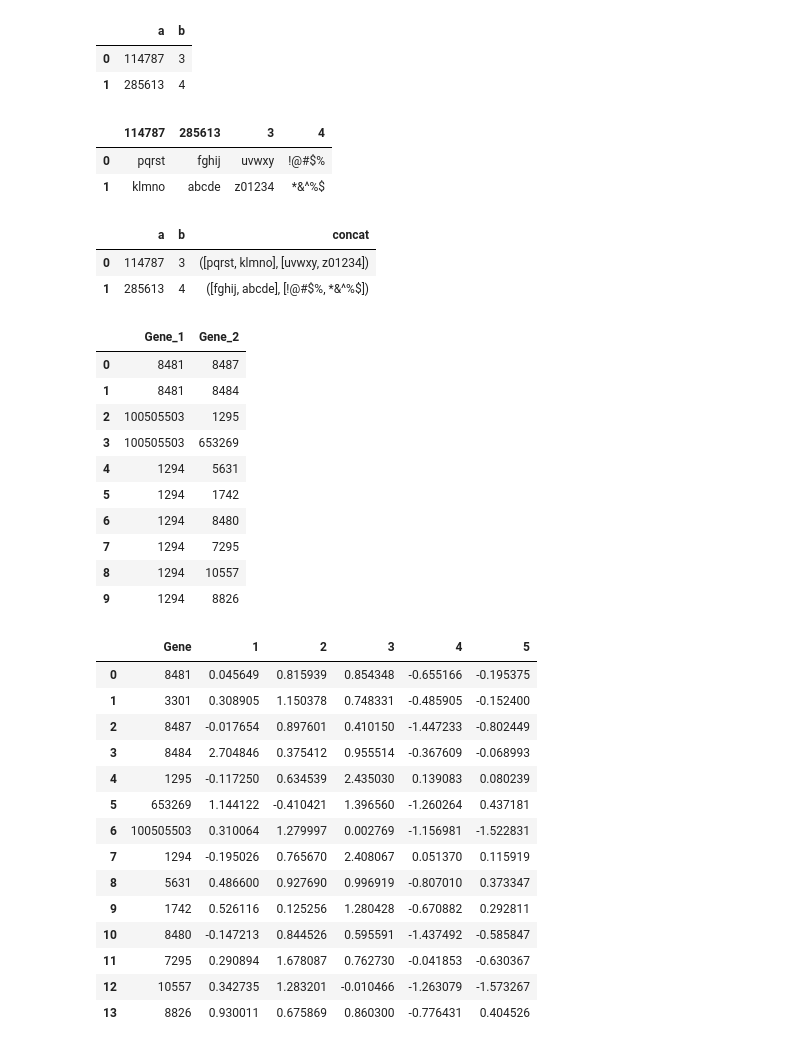
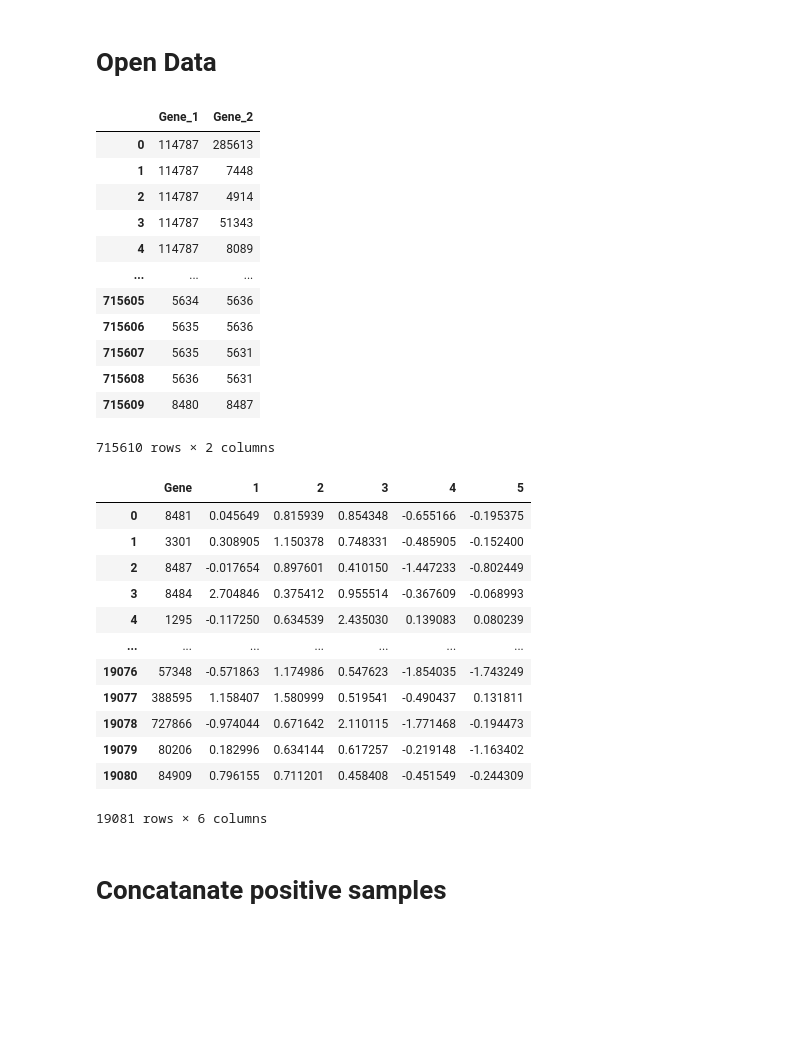
Before and after one commit to RodrigoEslava/cpython, a Jupyter notebook: teste_concatenação.ipynb, the cells around one changed output. Cells and saved outputs as stored; diff of their text form; code cells hidden in the pictures; blank space fills up the shorter version.

```diff
--- a/teste_concatenação.ipynb
+++ b/teste_concatenação.ipynb
@@ -12,26 +2,0 @@ second_df = pd.DataFrame(data=data_2nd)
-# %%
-first_df
-# %% [output]
-|  | a | b |
-| 0 | 114787 | 3 |
-| 1 | 285613 | 4 |
-# %%
-second_df
-# %% [output]
-|  | 114787 | 285613 | 3 | 4 |
-| 0 | pqrst | fghij | uvwxy | !@#$% |
-| 1 | klmno | abcde | z01234 | *&^%$ |
-# %%
-result = []
-for index, row in first_df.iterrows():
-    first_column_from_2nd_df = second_df[str(row['a'])]
-    second_column_from_2nd_df = second_df[str(row['b'])]
-    resulting_tuple = (first_column_from_2nd_df, second_column_from_2nd_df)
-    result.append(resulting_tuple)
-
-first_df['concat'] = result
-first_df
-# %% [output]
-|  | a | b | concat |
-| 0 | 114787 | 3 | ([pqrst, klmno], [uvwxy, z01234]) |
-| 1 | 285613 | 4 | ([fghij, abcde], [!@#$%, *&^%$]) |
@@ -38,31 +6,35 @@ first_df
+# %% [markdown]
+# Open Data
 # %%
 
-data_2nd = pd.read_csv("emb_teste.txt", sep=" ", header= None)
+data_2nd = pd.read_csv("embeddings_teste.txt", sep=" ", header= None)
 
 second_df = pd.DataFrame(data=data_2nd)
 second_df.columns=("Gene", '1','2','3','4','5')
 #data_2nd_T = data_2nd.transpose()
 #second_df = second_df.set_index(0)
 #second_df = second_df.transpose()
 #second_df.to_csv("second_df.txt")
 
-data_1st = pd.read_csv("lis_g_teste.txt", sep=" ")
+data_1st = pd.read_csv("Decagon_ppi_sem_virgulas_com_index.txt", sep=" ")
 first_df = pd.DataFrame(data=data_1st)
 first_df.columns=('Gene_1', 'Gene_2')
 #first_df.to_numpy()
 first_df
 # %% [output]
 |  | Gene_1 | Gene_2 |
-| 0 | 8481 | 8487 |
-| 1 | 8481 | 8484 |
-| 2 | 100505503 | 1295 |
-| 3 | 100505503 | 653269 |
-| 4 | 1294 | 5631 |
-| 5 | 1294 | 1742 |
-| 6 | 1294 | 8480 |
-| 7 | 1294 | 7295 |
-| 8 | 1294 | 10557 |
-| 9 | 1294 | 8826 |
+| 0 | 114787 | 285613 |
+| 1 | 114787 | 7448 |
+| 2 | 114787 | 4914 |
+| 3 | 114787 | 51343 |
+| 4 | 114787 | 8089 |
+| ... | ... | ... |
+| 715605 | 5634 | 5636 |
+| 715606 | 5635 | 5636 |
+| 715607 | 5635 | 5631 |
+| 715608 | 5636 | 5631 |
+| 715609 | 8480 | 8487 |
+715610 rows × 2 columns
 # %%
 second_df
 # %% [output]
@@ -72,17 +44,17 @@ second_df
 | 2 | 8487 | -0.017654 | 0.897601 | 0.410150 | -1.447233 | -0.802449 |
 | 3 | 8484 | 2.704846 | 0.375412 | 0.955514 | -0.367609 | -0.068993 |
 | 4 | 1295 | -0.117250 | 0.634539 | 2.435030 | 0.139083 | 0.080239 |
-| 5 | 653269 | 1.144122 | -0.410421 | 1.396560 | -1.260264 | 0.437181 |
-| 6 | 100505503 | 0.310064 | 1.279997 | 0.002769 | -1.156981 | -1.522831 |
-| 7 | 1294 | -0.195026 | 0.765670 | 2.408067 | 0.051370 | 0.115919 |
-| 8 | 5631 | 0.486600 | 0.927690 | 0.996919 | -0.807010 | 0.373347 |
-| 9 | 1742 | 0.526116 | 0.125256 | 1.280428 | -0.670882 | 0.292811 |
-| 10 | 8480 | -0.147213 | 0.844526 | 0.595591 | -1.437492 | -0.585847 |
-| 11 | 7295 | 0.290894 | 1.678087 | 0.762730 | -0.041853 | -0.630367 |
-| 12 | 10557 | 0.342735 | 1.283201 | -0.010466 | -1.263079 | -1.573267 |
-| 13 | 8826 | 0.930011 | 0.675869 | 0.860300 | -0.776431 | 0.404526 |
+| ... | ... | ... | ... | ... | ... | ... |
+| 19076 | 57348 | -0.571863 | 1.174986 | 0.547623 | -1.854035 | -1.743249 |
+| 19077 | 388595 | 1.158407 | 1.580999 | 0.519541 | -0.490437 | 0.131811 |
+| 19078 | 727866 | -0.974044 | 0.671642 | 2.110115 | -1.771468 | -0.194473 |
+| 19079 | 80206 | 0.182996 | 0.634144 | 0.617257 | -0.219148 | -1.163402 |
+| 19080 | 84909 | 0.796155 | 0.711201 | 0.458408 | -0.451549 | -0.244309 |
+19081 rows × 6 columns
 # %%
 second_df.to_csv("second_df")
+# %% [markdown]
+# Concatanate positive samples
 # %%
 
 result = []
```
Also changed, not shown: parts of 31 cells of this notebook.
